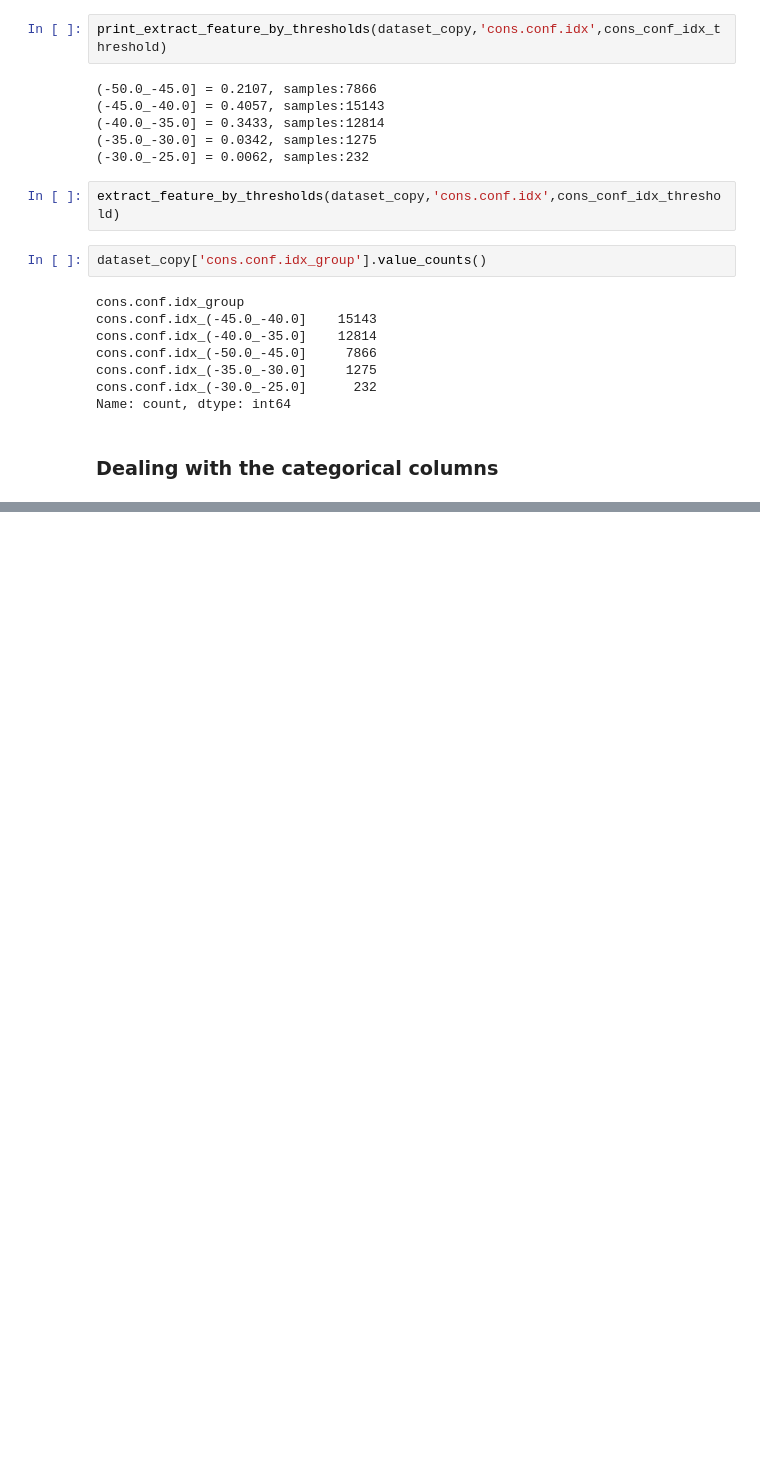
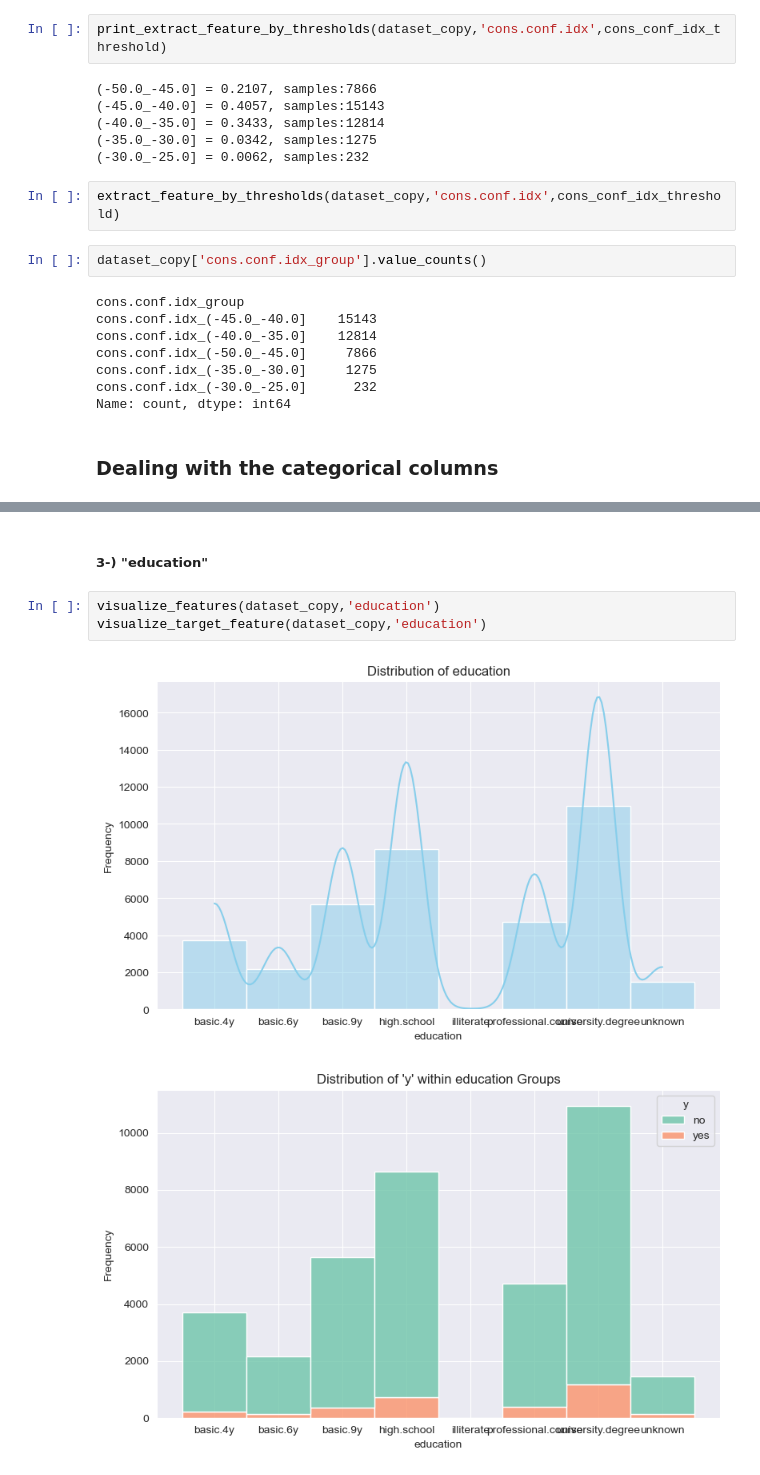
Before and after one commit to batuhanozzer/bankMarketing, a Jupyter notebook: ceng474_BankMarketing.ipynb, the cells around one changed output, grey strips where cells are left out. Drawn from its saved outputs; the diff is of its cells as text; blank space fills up the shorter version.

```diff
--- a/ceng474_BankMarketing.ipynb
+++ b/ceng474_BankMarketing.ipynb
@@ -484,0 +515,8 @@ Name: count, dtype: int64
+# %% [markdown]
+##### 3-) "education"
+# %%
+visualize_features(dataset_copy,'education')
+visualize_target_feature(dataset_copy,'education')
+# %% [output]
+[figure, added]
+[figure, added]
```
Also changed, not shown: parts of 19 cells of this notebook.
